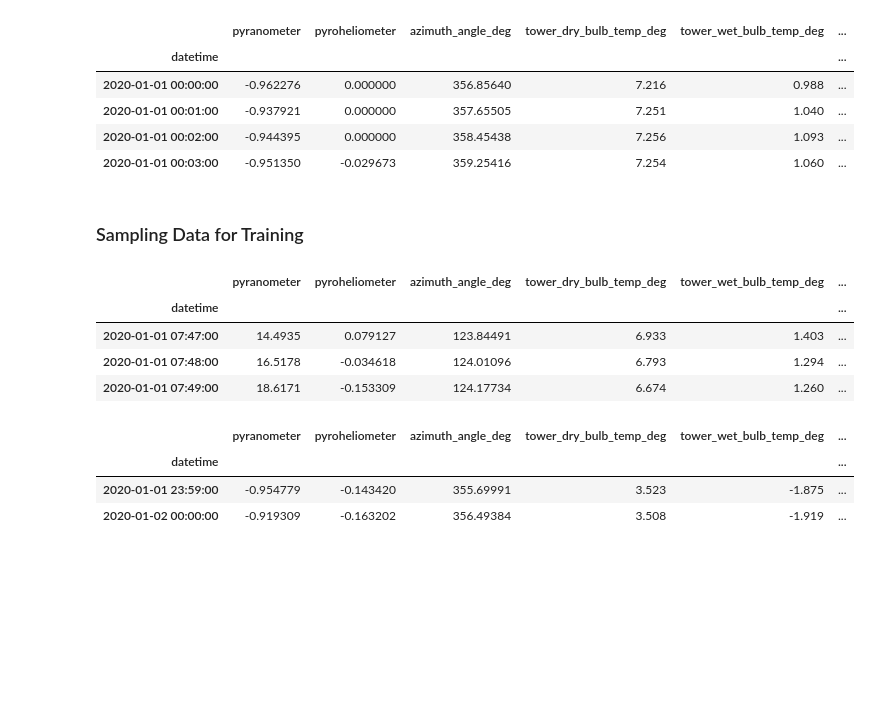
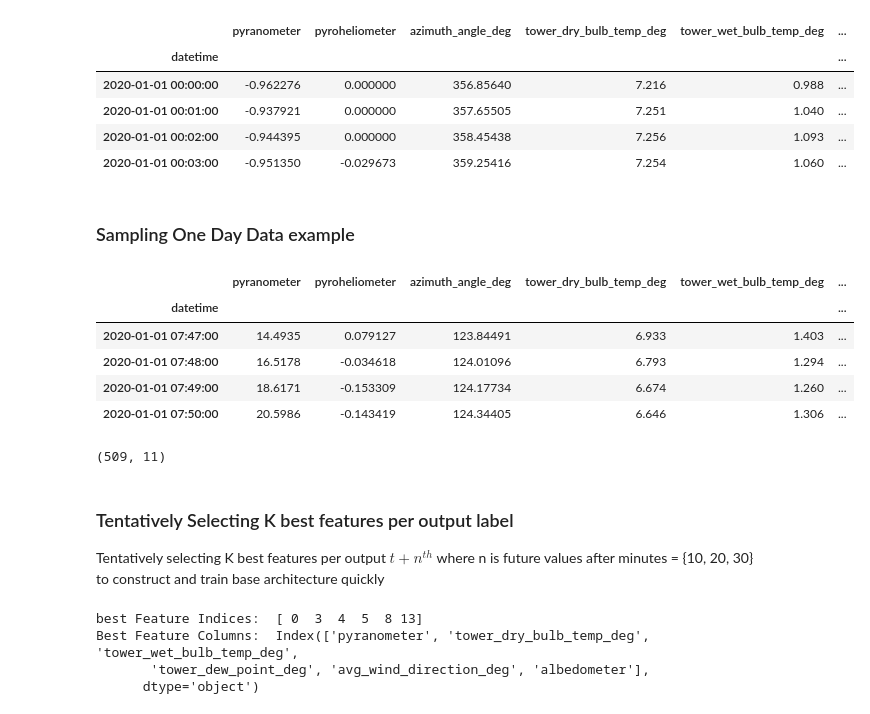
Before and after one commit to mrutyunjay17/solar-cloud-coverage-prediction, a Jupyter notebook: experiment_1.ipynb, the cells around one changed output. Cells and saved outputs as stored; diff of their text form; code cells hidden in the pictures; blank space fills up the shorter version.

```diff
--- a/experiment_1.ipynb
+++ b/experiment_1.ipynb
@@ -17,21 +30,43 @@ weather_df.head(4)
 | 2020-01-01 00:02:00 | -0.944395 | 0.000000 | 358.45438 | 7.256 | 1.093 | ... |
 | 2020-01-01 00:03:00 | -0.951350 | -0.029673 | 359.25416 | 7.254 | 1.060 | ... |
 # %% [markdown]
-### Sampling Data for Training
+### Sampling One Day Data example
 # %%
 weather_df_1day = weather_df.loc['2020-01-01 00:00:00' : '2020-01-01 23:59:00'] \
                                 .loc[weather_df['total_cloud_coverage_pct'] > -1]
-weather_df_1day.head(3)
+weather_df_1day.head(4)
 # %% [output]
 |  | pyranometer | pyroheliometer | azimuth_angle_deg | tower_dry_bulb_temp_deg | tower_wet_bulb_temp_deg | ... |
 | datetime |  |  |  |  |  | ... |
 | 2020-01-01 07:47:00 | 14.4935 | 0.079127 | 123.84491 | 6.933 | 1.403 | ... |
 | 2020-01-01 07:48:00 | 16.5178 | -0.034618 | 124.01096 | 6.793 | 1.294 | ... |
 | 2020-01-01 07:49:00 | 18.6171 | -0.153309 | 124.17734 | 6.674 | 1.260 | ... |
+| 2020-01-01 07:50:00 | 20.5986 | -0.143419 | 124.34405 | 6.646 | 1.306 | ... |
 # %%
-training_dataset = utility.series_to_supervised(weather_df_1day)
+training_labels = utility.series_to_supervised(list(weather_df_1day['total_cloud_coverage_pct']), n_out=10)
+training_labels.shape
 # %% [output]
-|  | pyranometer | pyroheliometer | azimuth_angle_deg | tower_dry_bulb_temp_deg | tower_wet_bulb_temp_deg | ... |
-| datetime |  |  |  |  |  | ... |
-| 2020-01-01 23:59:00 | -0.954779 | -0.143420 | 355.69991 | 3.523 | -1.875 | ... |
-| 2020-01-02 00:00:00 | -0.919309 | -0.163202 | 356.49384 | 3.508 | -1.919 | ... |
+(509, 11)
+# %% [markdown]
+### Tentatively Selecting K best features per output label
+Tentatively selecting K best features per output $t+n^{th}$ where n is future values after  minutes =  {10, 20, 30} to construct and train base architecture quickly
+# %%
+# pearson's correlation feature selection for numeric input and numeric output
+from sklearn.datasets import make_regression
+from sklearn.feature_selection import SelectKBest
+from sklearn.feature_selection import f_regression
+
+# define feature selection
+fs = SelectKBest(score_func=f_regression, k=6)
+
+# apply feature selection
+fs.fit_transform(weather_df.iloc[:, :-2].values, weather_df.iloc[:, -1].values)
+print("best Feature Indices: ", fs.get_support(indices=True))
+
+best_feature_cols = weather_df.columns[fs.get_support(indices=True)]
+print("Best Feature Columns: ", best_feature_cols)
+# %% [output]
+best Feature Indices:  [ 0  3  4  5  8 13]
+Best Feature Columns:  Index(['pyranometer', 'tower_dry_bulb_temp_deg', 'tower_wet_bulb_temp_deg',
+       'tower_dew_point_deg', 'avg_wind_direction_deg', 'albedometer'],
+      dtype='object')
```
Also changed, not shown: parts of 32 cells of this notebook, 1 other file.
